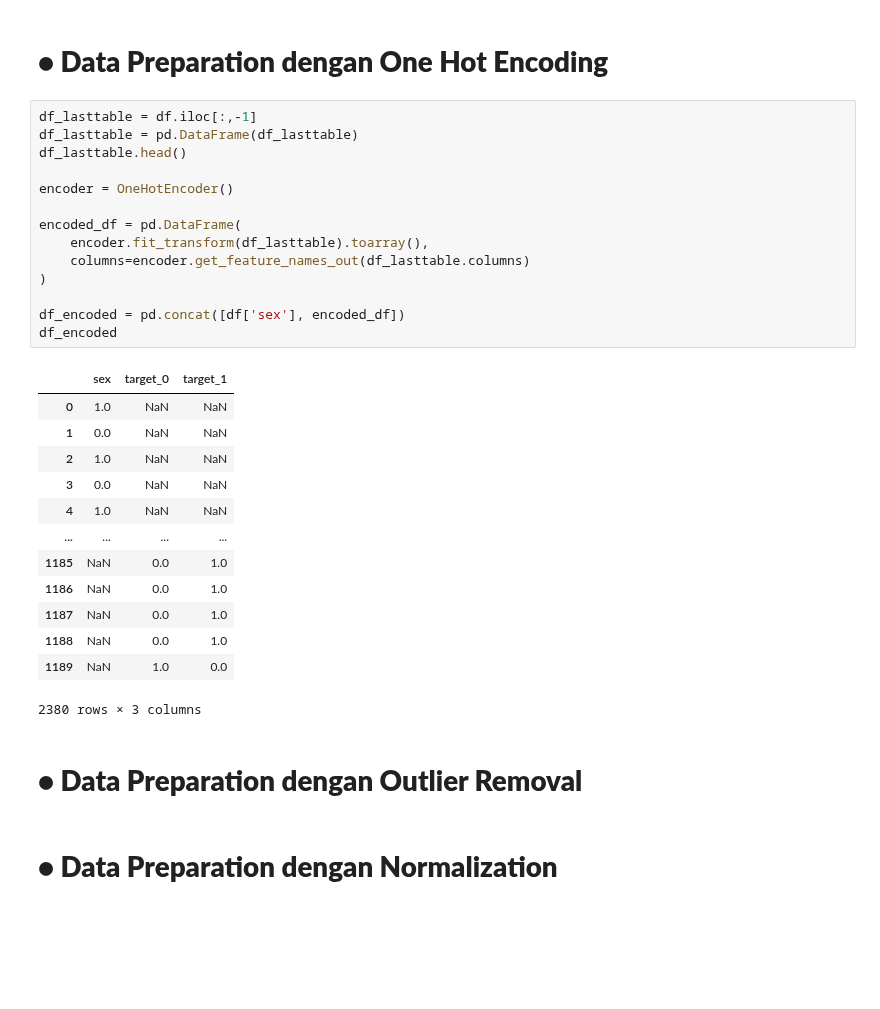
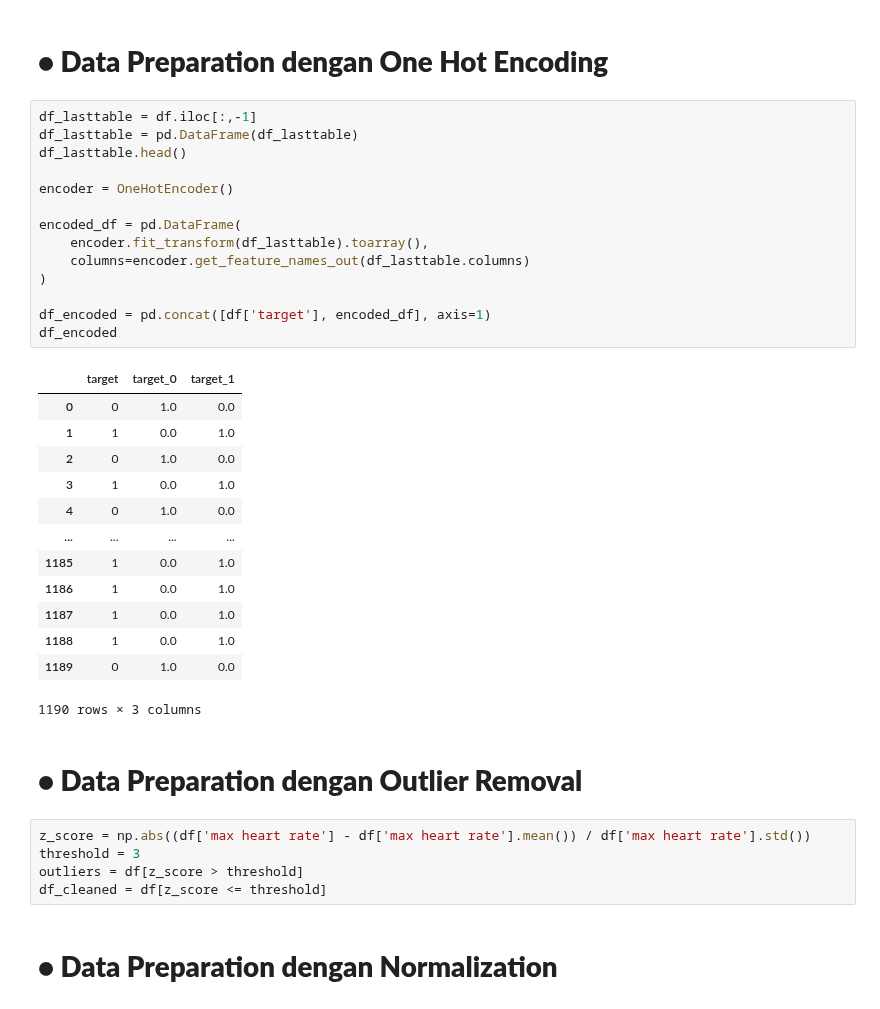
Before and after one commit to ImNotDanish05/2025_KC_TI-1A, a Jupyter notebook: P8_Jobsheet_Data Pre-processing.ipynb, the cells around one changed output. Drawn from its saved outputs; the diff is of its cells as text; blank space fills up the shorter version.

```diff
--- a/P8_Jobsheet_Data Pre-processing.ipynb
+++ b/P8_Jobsheet_Data Pre-processing.ipynb
@@ -40,33 +54,38 @@ Drive already mounted at /content/drive; to attempt to forcibly remount, call dr
 # %%
 df_lasttable = df.iloc[:,-1]
 df_lasttable = pd.DataFrame(df_lasttable)
 df_lasttable.head()
 
 encoder = OneHotEncoder()
 
 encoded_df = pd.DataFrame(
     encoder.fit_transform(df_lasttable).toarray(),
     columns=encoder.get_feature_names_out(df_lasttable.columns)
 )
 
-df_encoded = pd.concat([df['sex'], encoded_df])
+df_encoded = pd.concat([df['target'], encoded_df], axis=1)
 df_encoded
 # %% [output]
-|  | sex | target_0 | target_1 |
-| 0 | 1.0 | NaN | NaN |
-| 1 | 0.0 | NaN | NaN |
-| 2 | 1.0 | NaN | NaN |
-| 3 | 0.0 | NaN | NaN |
-| 4 | 1.0 | NaN | NaN |
+|  | target | target_0 | target_1 |
+| 0 | 0 | 1.0 | 0.0 |
+| 1 | 1 | 0.0 | 1.0 |
+| 2 | 0 | 1.0 | 0.0 |
+| 3 | 1 | 0.0 | 1.0 |
+| 4 | 0 | 1.0 | 0.0 |
 | ... | ... | ... | ... |
-| 1185 | NaN | 0.0 | 1.0 |
-| 1186 | NaN | 0.0 | 1.0 |
-| 1187 | NaN | 0.0 | 1.0 |
-| 1188 | NaN | 0.0 | 1.0 |
-| 1189 | NaN | 1.0 | 0.0 |
+| 1185 | 1 | 0.0 | 1.0 |
+| 1186 | 1 | 0.0 | 1.0 |
+| 1187 | 1 | 0.0 | 1.0 |
+| 1188 | 1 | 0.0 | 1.0 |
+| 1189 | 0 | 1.0 | 0.0 |
-2380 rows × 3 columns
+1190 rows × 3 columns
 # %% [markdown]
 # **•	Data Preparation dengan Outlier Removal**
+# %%
+z_score = np.abs((df['max heart rate'] - df['max heart rate'].mean()) / df['max heart rate'].std())
+threshold = 3
+outliers = df[z_score > threshold]
+df_cleaned = df[z_score <= threshold]
 # %% [markdown]
 # **•	Data Preparation dengan Normalization**
 # %% [markdown]
```
Also changed, not shown: parts of 3 cells of this notebook.
